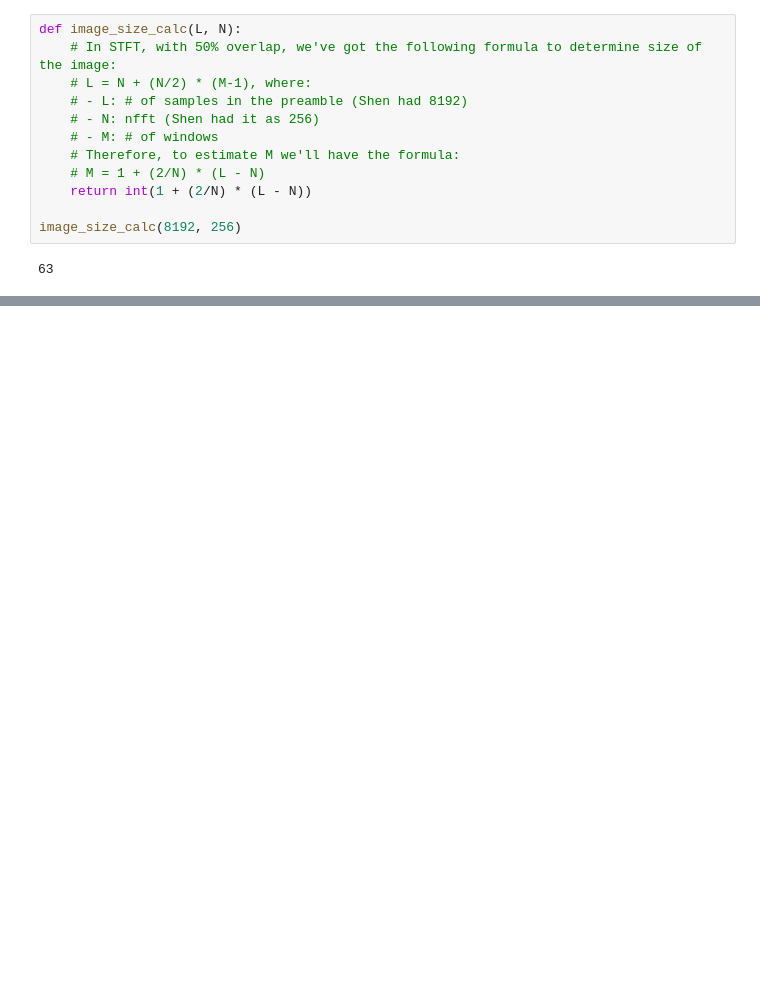
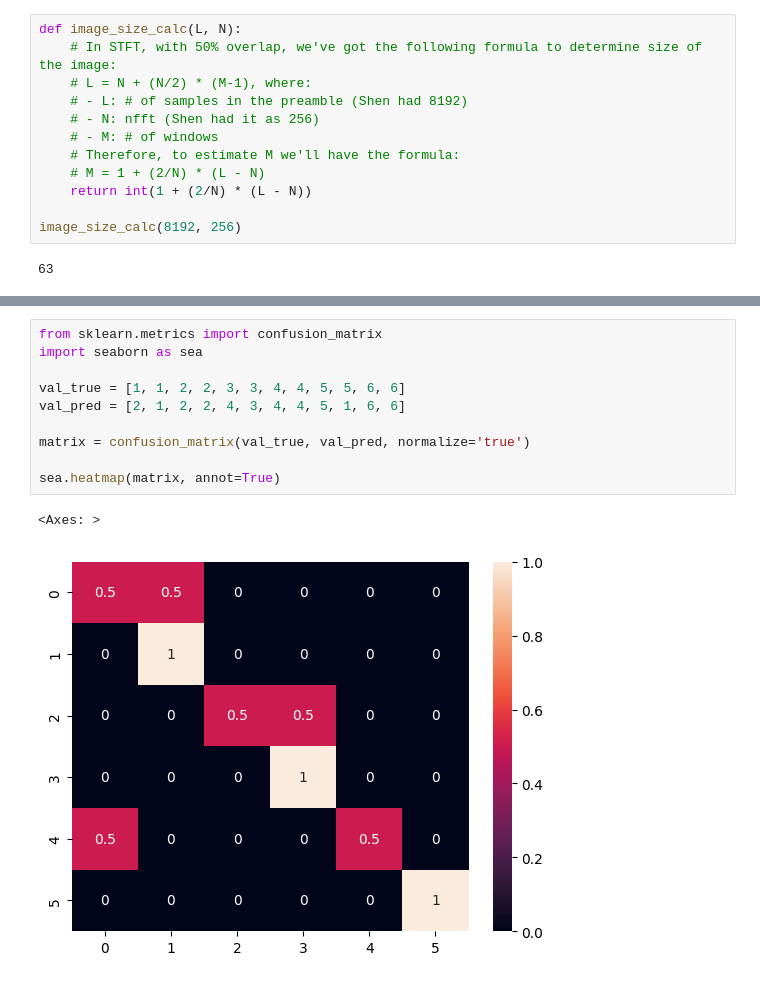
Before and after one commit to I-SENSE/mobintel-rffi, a Jupyter notebook: matlab/pkl_creation/pickle_generator.ipynb, the cells around one changed output, grey strips where cells are left out. Drawn from its saved outputs; the diff is of its cells as text; blank space fills up the shorter version.

```diff
--- a/matlab/pkl_creation/pickle_generator.ipynb
+++ b/matlab/pkl_creation/pickle_generator.ipynb
@@ -290,0 +370,13 @@ len(l1.intersection(l2))
+# %%
+from sklearn.metrics import confusion_matrix
+import seaborn as sea
+
+val_true = [1, 1, 2, 2, 3, 3, 4, 4, 5, 5, 6, 6]
+val_pred = [2, 1, 2, 2, 4, 3, 4, 4, 5, 1, 6, 6]
+
+matrix = confusion_matrix(val_true, val_pred, normalize='true')
+
+sea.heatmap(matrix, annot=True)
+# %% [output]
+<Axes: >
+[figure, added]
```
Also changed, not shown: parts of 9 cells of this notebook, 16 other files.
